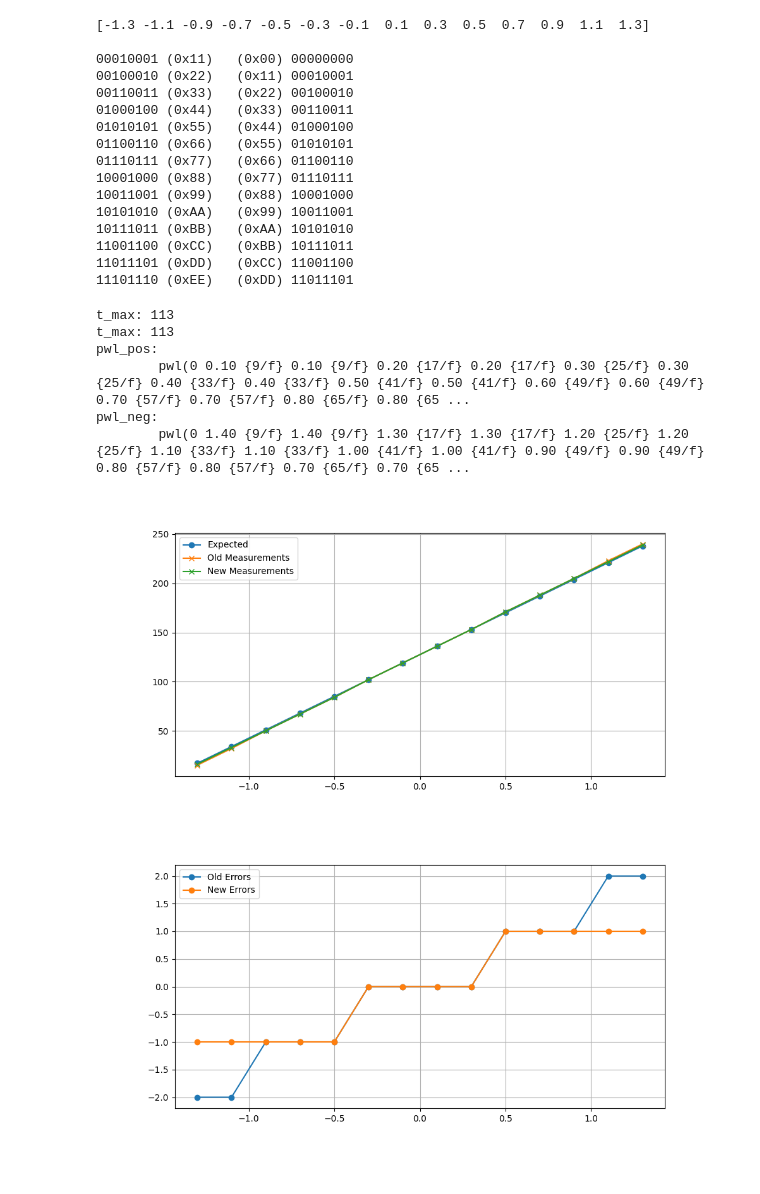
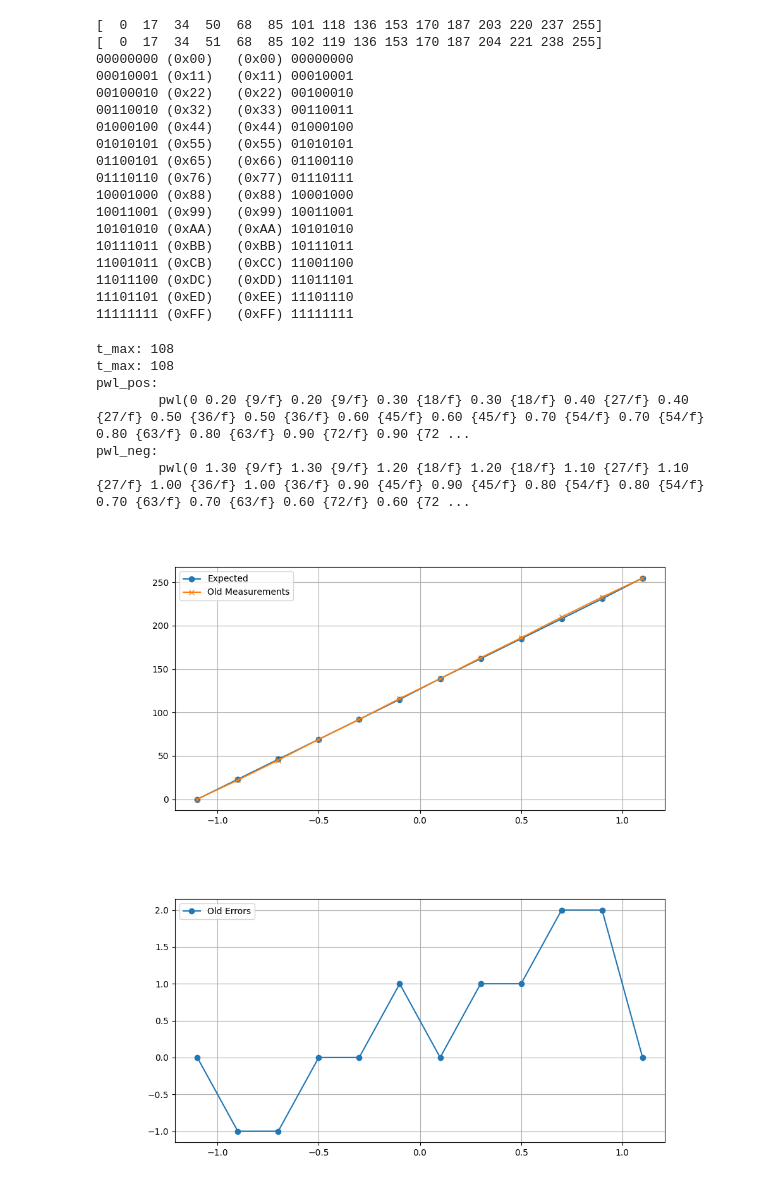
Before and after one commit to CedricHirschi/ngspice_cosim_inv, a Jupyter notebook: designs/diff_shift/scripts/sar_sim.ipynb, the cells around one changed output. Cells and saved outputs as stored; diff of their text form; code cells hidden in the pictures.

```diff
--- a/designs/diff_shift/scripts/sar_sim.ipynb
+++ b/designs/diff_shift/scripts/sar_sim.ipynb
@@ -194,35 +194,43 @@ def convert(vip, vin, vref=1.5, n=8):
 
     return result_convert(ds)
 # %%
-vdiffs = np.linspace(-1.3, 1.3, 14)
-print(vdiffs)
+vdiffs = np.linspace(-1.1, 1.1, 16)
+# print(vdiffs)
 vips = (vdiffs + 1.5) / 2
 vins = (1.5 - vdiffs) / 2
+# print(vips)
+# print(vins)
 
-print()
+# print()
 
-expecteds = np.array([convert(vip, vin) for vip, vin in zip(vips, vins)]).astype(np.uint8)
+# expecteds = np.array([convert(vip, vin) for vip, vin in zip(vips, vins)]).astype(np.uint8)
+expecteds = ((vdiffs + 1.1) / 2.2 * 255).astype(np.uint8)
 expecteds_theo = np.linspace(0, 255, 16).astype(np.uint8)
+
+print(expecteds)
+print(expecteds_theo)
 
 for exp, exp_theo in zip(expecteds, expecteds_theo):
     print(f"{exp:08b} (0x{exp:02X})   (0x{exp_theo:02X}) {exp_theo:08b}")
 # %% [output]
-[-1.3 -1.1 -0.9 -0.7 -0.5 -0.3 -0.1  0.1  0.3  0.5  0.7  0.9  1.1  1.3]
-
-00010001 (0x11)   (0x00) 00000000
-00100010 (0x22)   (0x11) 00010001
-00110011 (0x33)   (0x22) 00100010
-01000100 (0x44)   (0x33) 00110011
-01010101 (0x55)   (0x44) 01000100
-01100110 (0x66)   (0x55) 01010101
-01110111 (0x77)   (0x66) 01100110
-10001000 (0x88)   (0x77) 01110111
-10011001 (0x99)   (0x88) 10001000
-10101010 (0xAA)   (0x99) 10011001
-10111011 (0xBB)   (0xAA) 10101010
-11001100 (0xCC)   (0xBB) 10111011
-11011101 (0xDD)   (0xCC) 11001100
-11101110 (0xEE)   (0xDD) 11011101
+[  0  17  34  50  68  85 101 118 136 153 170 187 203 220 237 255]
+[  0  17  34  51  68  85 102 119 136 153 170 187 204 221 238 255]
+00000000 (0x00)   (0x00) 00000000
+00010001 (0x11)   (0x11) 00010001
+00100010 (0x22)   (0x22) 00100010
+00110010 (0x32)   (0x33) 00110011
+01000100 (0x44)   (0x44) 01000100
+01010101 (0x55)   (0x55) 01010101
+01100101 (0x65)   (0x66) 01100110
+01110110 (0x76)   (0x77) 01110111
+10001000 (0x88)   (0x88) 10001000
+10011001 (0x99)   (0x99) 10011001
+10101010 (0xAA)   (0xAA) 10101010
+10111011 (0xBB)   (0xBB) 10111011
+11001011 (0xCB)   (0xCC) 11001100
+11011100 (0xDC)   (0xDD) 11011101
+11101101 (0xED)   (0xEE) 11101110
+11111111 (0xFF)   (0xFF) 11111111
 # %%
 vips = np.array(vips)
 vins = np.array(vins)
@@ -230,7 +238,7 @@ vdiffs = vips - vins
 expecteds = np.array(expecteds)
 
 test_initial_time = 9
-test_interval_time = 8
+test_interval_time = 9
 
 
 def generate_pwl(t_init: int, t_interval: int, voltages: np.ndarray) -> str:
@@ -257,44 +265,44 @@ pwl_neg = generate_pwl(test_initial_time, test_interval_time, vins)
 print(f"pwl_pos:\n\t{pwl_pos}")
 print(f"pwl_neg:\n\t{pwl_neg}")
 # %% [output]
-t_max: 113
-t_max: 113
+t_max: 108
+t_max: 108
 pwl_pos:
-        pwl(0 0.10 {9/f} 0.10 {9/f} 0.20 {17/f} 0.20 {17/f} 0.30 {25/f} 0.30 {25/f} 0.40 {33/f} 0.40 {33/f} 0.50 {41/f} 0.50 {41/f} 0.60 {49/f} 0.60 {49/f} 0.70 {57/f} 0.70 {57/f} 0.80 {65/f} 0.80 {65 ...
+        pwl(0 0.20 {9/f} 0.20 {9/f} 0.30 {18/f} 0.30 {18/f} 0.40 {27/f} 0.40 {27/f} 0.50 {36/f} 0.50 {36/f} 0.60 {45/f} 0.60 {45/f} 0.70 {54/f} 0.70 {54/f} 0.80 {63/f} 0.80 {63/f} 0.90 {72/f} 0.90 {72 ...
 pwl_neg:
-        pwl(0 1.40 {9/f} 1.40 {9/f} 1.30 {17/f} 1.30 {17/f} 1.20 {25/f} 1.20 {25/f} 1.10 {33/f} 1.10 {33/f} 1.00 {41/f} 1.00 {41/f} 0.90 {49/f} 0.90 {49/f} 0.80 {57/f} 0.80 {57/f} 0.70 {65/f} 0.70 {65 ...
+        pwl(0 1.30 {9/f} 1.30 {9/f} 1.20 {18/f} 1.20 {18/f} 1.10 {27/f} 1.10 {27/f} 1.00 {36/f} 1.00 {36/f} 0.90 {45/f} 0.90 {45/f} 0.80 {54/f} 0.80 {54/f} 0.70 {63/f} 0.70 {63/f} 0.60 {72/f} 0.60 {72 ...
 # %%
 # measurements = [
 #     0x00, 0x0F, 0x20, 0x31, 0x43, 0x54, 0x66, 0x77, 0x88, 0x99, 0xAB, 0xBC, 0xCE, 0xDF, 0xF0, 0xFF
 # ]
 old = [
-    0x0F, 0x20, 0x32, 0x43, 0x54, 0x66, 0x77, 0x88, 0x99, 0xAB, 0xBC, 0xCD, 0xDF, 0xF0
+    0x00, 0x16, 0x2D, 0x45, 0x5C, 0x74, 0x8B, 0xA3, 0xBA, 0xD2, 0xE9, 0xFF
 ]
 
-new = [
-    0x10, 0x21, 0x32, 0x43, 0x54, 0x66, 0x77, 0x88, 0x99, 0xAB, 0xBC, 0xCD, 0xDE, 0xEF
-]
+# new = [
+#     0x10, 0x21, 0x32, 0x43, 0x54, 0x66, 0x77, 0x88, 0x99, 0xAB, 0xBC, 0xCD, 0xDE, 0xEF
+# ]
 # %%
 old = np.array(old)
-new = np.array(new)
+# new = np.array(new)
 
 plt.figure(figsize=(10, 5))
 plt.plot(vdiffs, expecteds, "o-", label="Expected")
 plt.plot(vdiffs, old, "x-", label="Old Measurements")
-plt.plot(vdiffs, new, "x-", label="New Measurements")
+# plt.plot(vdiffs, new, "x-", label="New Measurements")
 plt.legend()
 plt.grid()
 plt.show()
 
 plt.figure(figsize=(10, 5))
 plt.plot(vdiffs, old - expecteds, "o-", label="Old Errors")
-plt.plot(vdiffs, new - expecteds, "o-", label="New Errors")
+# plt.plot(vdiffs, new - expecteds, "o-", label="New Errors")
 plt.legend()
 plt.grid()
 plt.show()
 # %% [output]
-[figure, old version]
+[figure, new version]
-[figure, old version]
+[figure, new version]
 # %%
 plt.figure(figsize=(10, 5))
 plt.plot(range(len(vins)), [(vip + vin) / 2 - vref / 2 for vip, vin in zip(vips, vins)], label='$V_{{mid}} - V_{{ref}}$', drawstyle='steps-pre', linestyle='--', linewidth=1, color='green')
```
Also changed, not shown: parts of 7 cells of this notebook, 13 other files.
